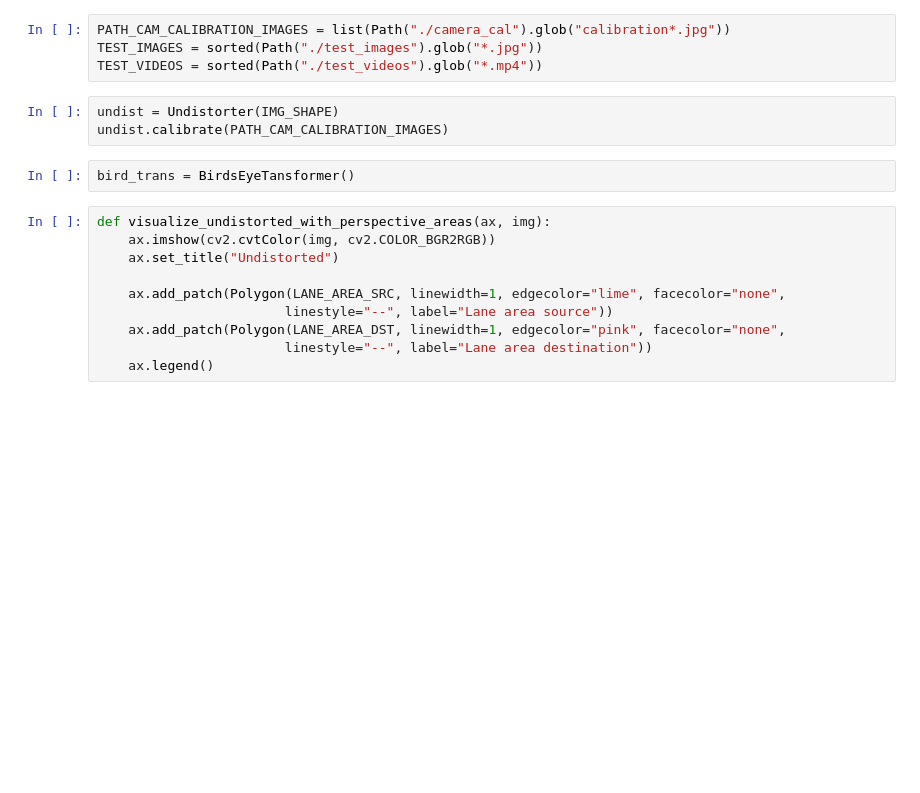
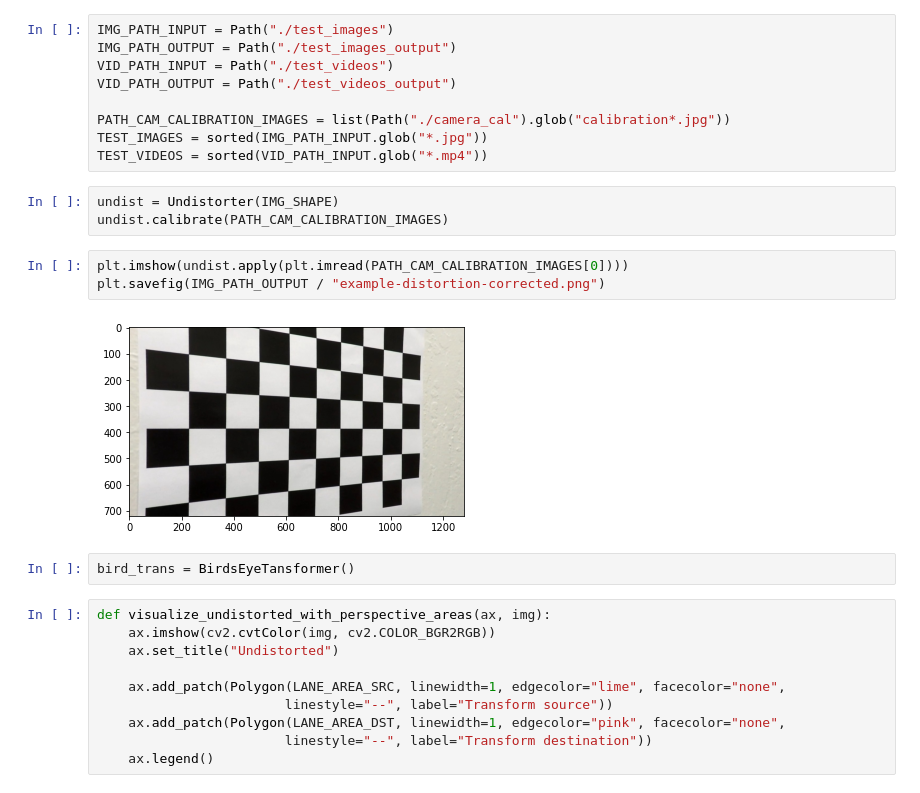
Before and after one commit to jvanlier/self-driving-car-engineer, a Jupyter notebook: Project2_Advanced_Lane_Finding/adv_lane_finding.ipynb, the cells around one changed output. Cells and saved outputs as stored; diff of their text form; blank space fills up the shorter version.

Commit message:
Add video pipeline

```diff
--- a/Project2_Advanced_Lane_Finding/adv_lane_finding.ipynb
+++ b/Project2_Advanced_Lane_Finding/adv_lane_finding.ipynb
@@ -42,12 +36,22 @@ from lib.road_lane import RoadLane
 
 %matplotlib inline
 # %%
+IMG_PATH_INPUT = Path("./test_images")
+IMG_PATH_OUTPUT = Path("./test_images_output")
+VID_PATH_INPUT = Path("./test_videos")
+VID_PATH_OUTPUT = Path("./test_videos_output")
+
 PATH_CAM_CALIBRATION_IMAGES = list(Path("./camera_cal").glob("calibration*.jpg"))
-TEST_IMAGES = sorted(Path("./test_images").glob("*.jpg"))
-TEST_VIDEOS = sorted(Path("./test_videos").glob("*.mp4"))
+TEST_IMAGES = sorted(IMG_PATH_INPUT.glob("*.jpg"))
+TEST_VIDEOS = sorted(VID_PATH_INPUT.glob("*.mp4"))
 # %%
 undist = Undistorter(IMG_SHAPE)
 undist.calibrate(PATH_CAM_CALIBRATION_IMAGES)
+# %%
+plt.imshow(undist.apply(plt.imread(PATH_CAM_CALIBRATION_IMAGES[0])))
+plt.savefig(IMG_PATH_OUTPUT / "example-distortion-corrected.png")
+# %% [output]
+[figure, added]
 # %%
 bird_trans = BirdsEyeTansformer()
 # %%
@@ -56,8 +60,8 @@ def visualize_undistorted_with_perspective_areas(ax, img):
     ax.set_title("Undistorted")
 
     ax.add_patch(Polygon(LANE_AREA_SRC, linewidth=1, edgecolor="lime", facecolor="none",
-                        linestyle="--", label="Lane area source"))
+                        linestyle="--", label="Transform source"))
     ax.add_patch(Polygon(LANE_AREA_DST, linewidth=1, edgecolor="pink", facecolor="none",
-                        linestyle="--", label="Lane area destination"))
+                        linestyle="--", label="Transform destination"))
     ax.legend()
 # %%
```
Also changed, not shown: parts of 10 cells of this notebook, 15 other files.
